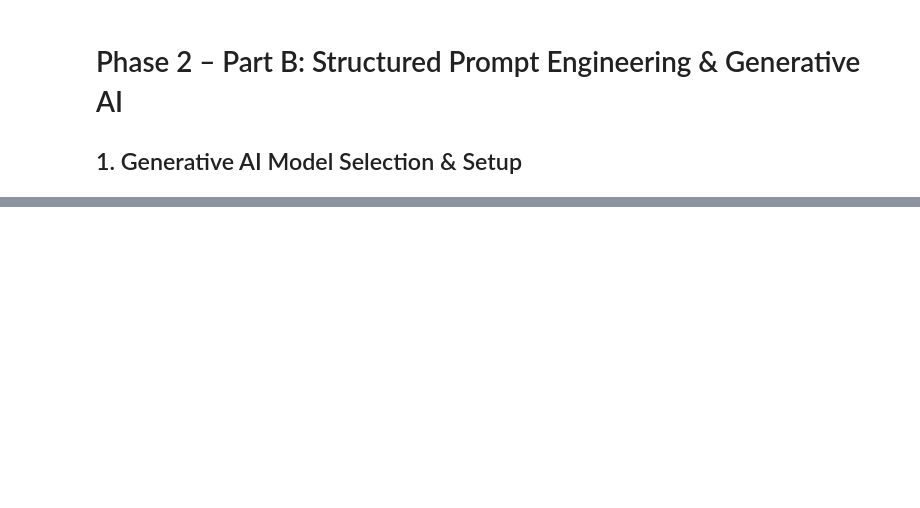
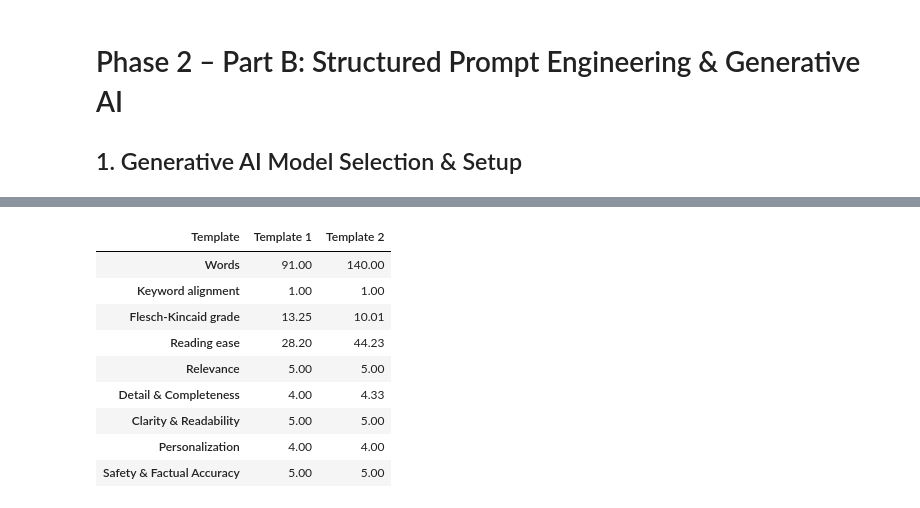
Before and after one commit to DeemaAlhudaithi/SW485-Project-Group3, a Jupyter notebook: Generative_AI/Phase2_Generative_AI.ipynb, the cells around one changed output, grey strips where cells are left out. Cells and saved outputs as stored; diff of their text form; code cells hidden in the pictures; blank space fills up the shorter version.

```diff
--- a/Generative_AI/Phase2_Generative_AI.ipynb
+++ b/Generative_AI/Phase2_Generative_AI.ipynb
@@ -197,0 +333,4 @@ print("Case 1 saved successfully.")
+# %%
+t2_case_3 = {**test_case_3, "size_pct": 35.8, "diabetic_pct": 20.3}
+
+t2_cases = [t2_case_1, t2_case_2, t2_case_3]
@@ -197,0 +341,4 @@ print("Case 1 saved successfully.")
+# %%
+prompt_t2_case_1 = PROMPT_TEMPLATE_2.format(**t2_case_1)
+
+print(prompt_t2_case_1)
@@ -197,0 +367,10 @@ print("Case 1 saved successfully.")
+# %%
+response = client.responses.create(
+    model="openai/gpt-oss-20b",
+    input=prompt_t2_case_1,
+    temperature=0.2
+)
+
+template2_case1_output = response.output_text
+
+print(template2_case1_output)
@@ -197,0 +584,19 @@ print("Case 1 saved successfully.")
+# %%
+summary_df = pd.concat([
+    metrics_df.groupby("Template")[["Words", "Keyword alignment", "Flesch-Kincaid grade", "Reading ease"]].mean(),
+    scores_df.groupby("Template")[CRITERIA].mean(),
+], axis=1).round(2)
+
+summary_df.to_csv(output_dir / "comparison_summary.csv")
+summary_df.T
+# %% [output]
+| Template | Template 1 | Template 2 |
+| Words | 91.00 | 140.00 |
+| Keyword alignment | 1.00 | 1.00 |
+| Flesch-Kincaid grade | 13.25 | 10.01 |
+| Reading ease | 28.20 | 44.23 |
+| Relevance | 5.00 | 5.00 |
+| Detail & Completeness | 4.00 | 4.33 |
+| Clarity & Readability | 5.00 | 5.00 |
+| Personalization | 4.00 | 4.00 |
+| Safety & Factual Accuracy | 5.00 | 5.00 |
```
Also changed, not shown: parts of 43 cells of this notebook, 9 other files.
